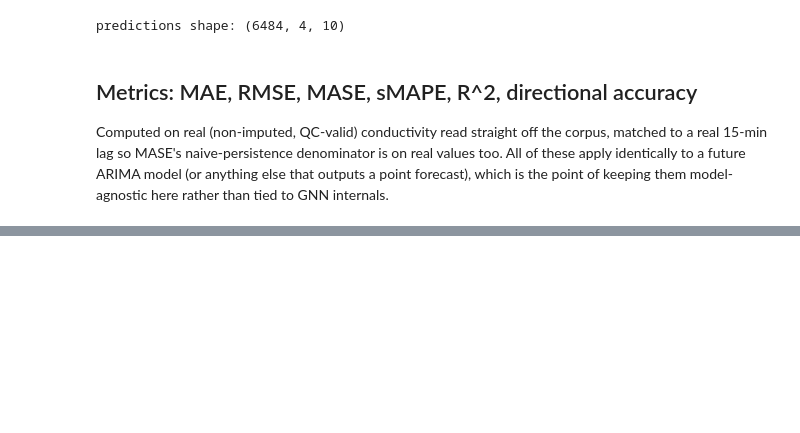
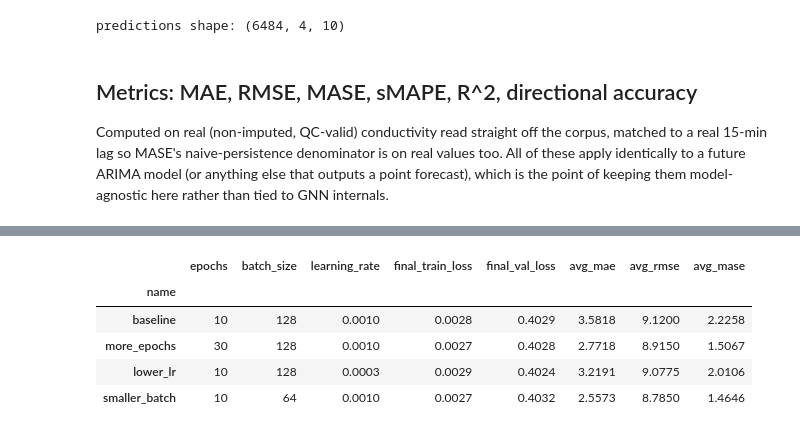
Before and after one commit to DChristensen12/StrawberryWatch, a Jupyter notebook: notebooks/Train_And_Evaluate.ipynb, the cells around one changed output, grey strips where cells are left out. Cells and saved outputs as stored; diff of their text form; code cells hidden in the pictures; blank space fills up the shorter version.

```diff
--- a/notebooks/Train_And_Evaluate.ipynb
+++ b/notebooks/Train_And_Evaluate.ipynb
@@ -269,0 +393,26 @@ metrics
+# %%
+summary_rows = []
+for r in sweep_results:
+    m = r["metrics"]
+    summary_rows.append({
+        "name": r["name"],
+        "epochs": r["config"]["epochs"],
+        "batch_size": r["config"]["batch_size"],
+        "learning_rate": r["config"]["learning_rate"],
+        "final_train_loss": r["train_losses"][-1],
+        "final_val_loss": r["val_losses"][-1],
+        "avg_mae": m["mae"].mean(),
+        "avg_rmse": m["rmse"].mean(),
+        "avg_mase": m["mase"].mean(),
+    })
+
+summary = pd.DataFrame(summary_rows).set_index("name")
+pd.set_option("display.float_format", lambda x: f"{x:.4f}")
+summary
+# %% [output]
+|  | epochs | batch_size | learning_rate | final_train_loss | final_val_loss | avg_mae | avg_rmse | avg_mase |
+| name |  |  |  |  |  |  |  |  |
+| baseline | 10 | 128 | 0.0010 | 0.0028 | 0.4029 | 3.5818 | 9.1200 | 2.2258 |
+| more_epochs | 30 | 128 | 0.0010 | 0.0027 | 0.4028 | 2.7718 | 8.9150 | 1.5067 |
+| lower_lr | 10 | 128 | 0.0003 | 0.0029 | 0.4024 | 3.2191 | 9.0775 | 2.0106 |
+| smaller_batch | 10 | 64 | 0.0010 | 0.0027 | 0.4032 | 2.5573 | 8.7850 | 1.4646 |
```
Also changed, not shown: parts of 9 cells of this notebook.
